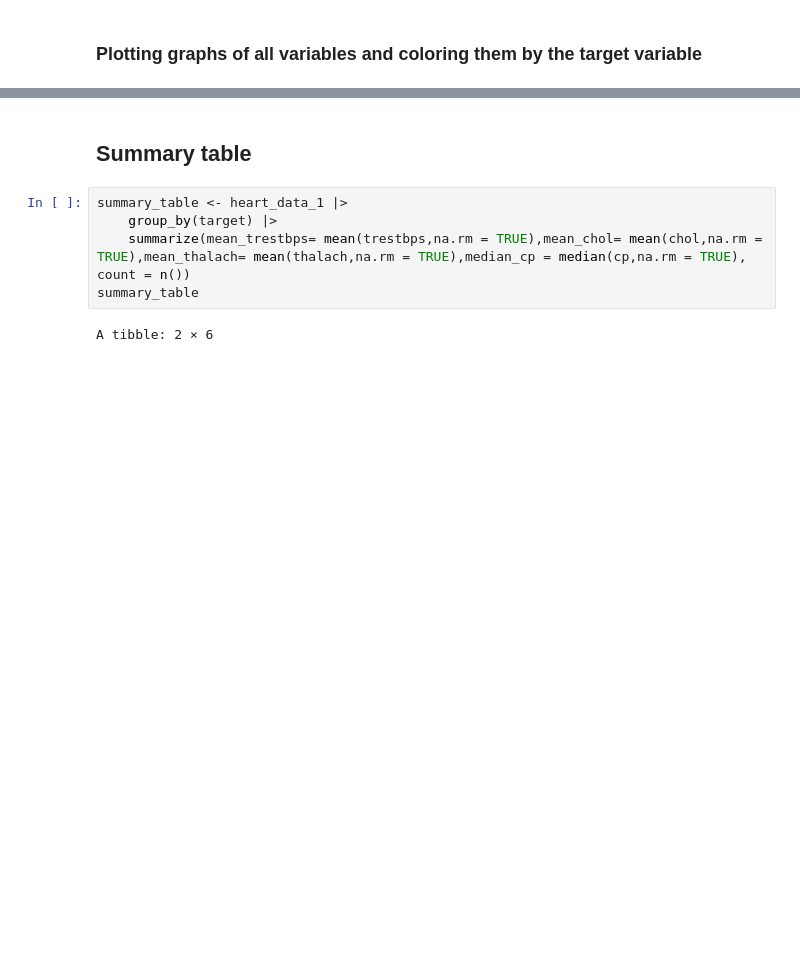
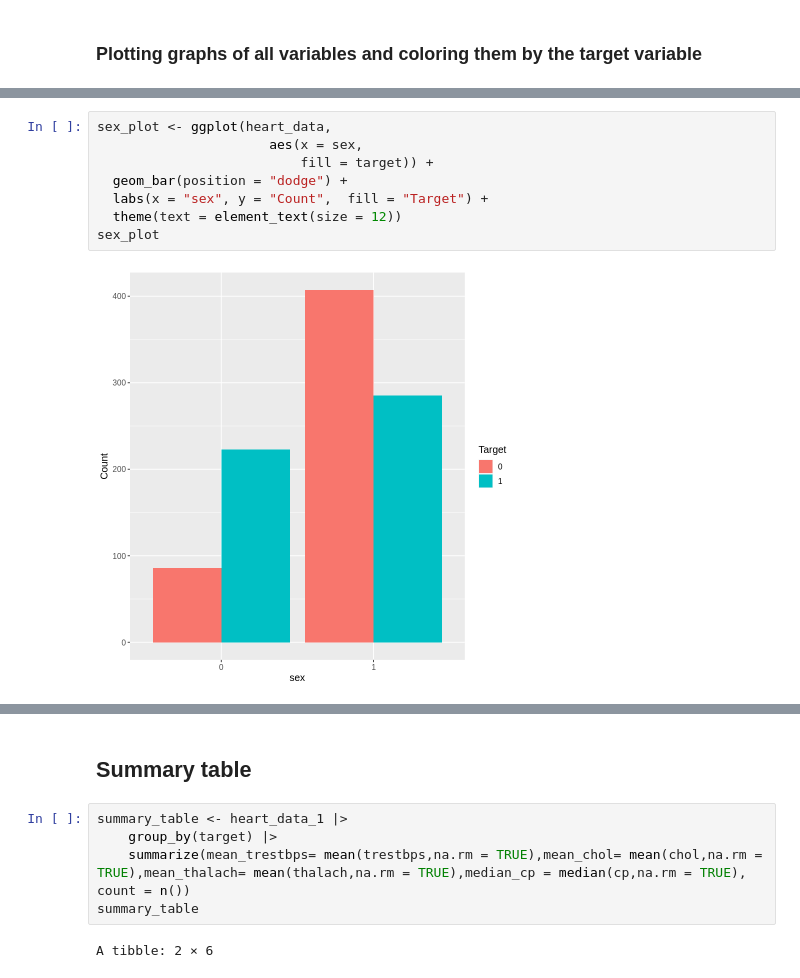
Before and after one commit to carriexu26/DSCI-Group-Project, a Jupyter notebook: heart_disease.ipynb, the cells around one changed output, grey strips where cells are left out. Cells and saved outputs as stored; diff of their text form; blank space fills up the shorter version.

```diff
--- a/heart_disease.ipynb
+++ b/heart_disease.ipynb
@@ -242,0 +163,10 @@ trestbps_plot
+# %%
+sex_plot <- ggplot(heart_data,
+                      aes(x = sex,
+                          fill = target)) +
+  geom_bar(position = "dodge") +
+  labs(x = "sex", y = "Count",  fill = "Target") +
+  theme(text = element_text(size = 12))
+sex_plot
+# %% [output]
+[figure, added]
```
Also changed, not shown: parts of 21 cells of this notebook.
